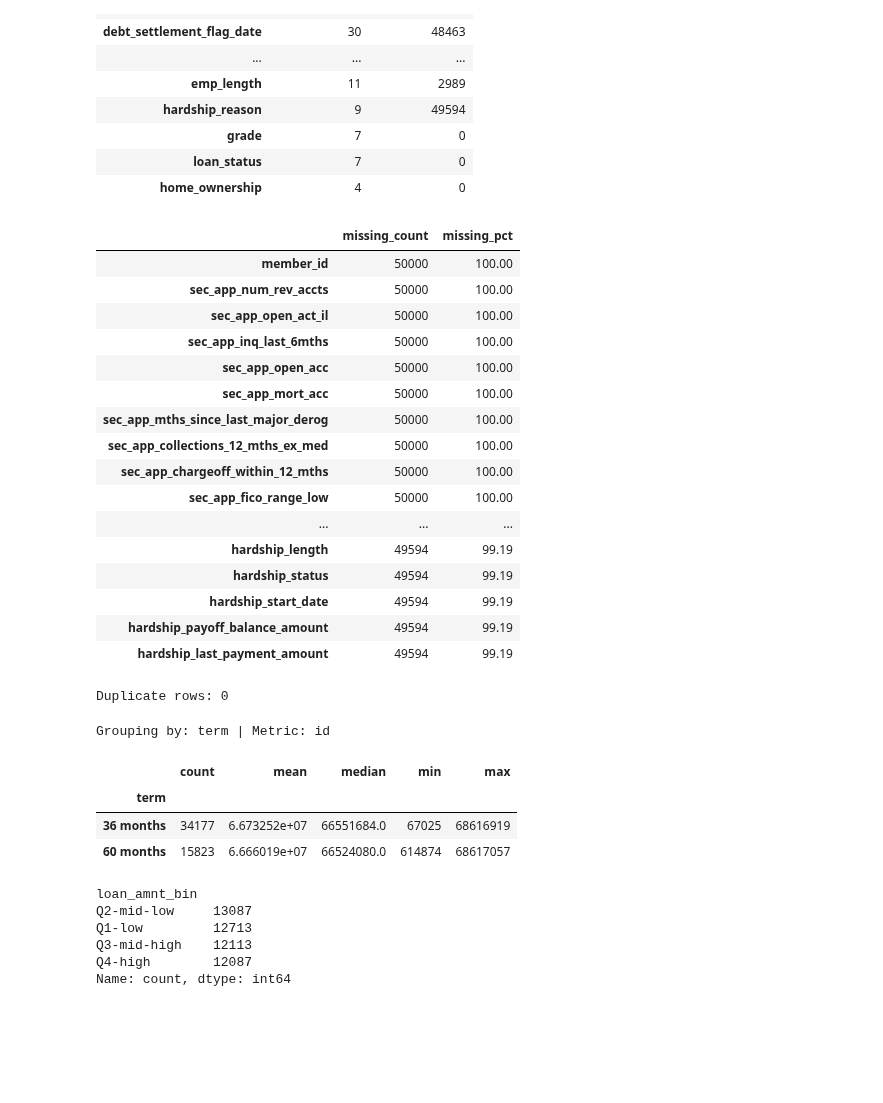
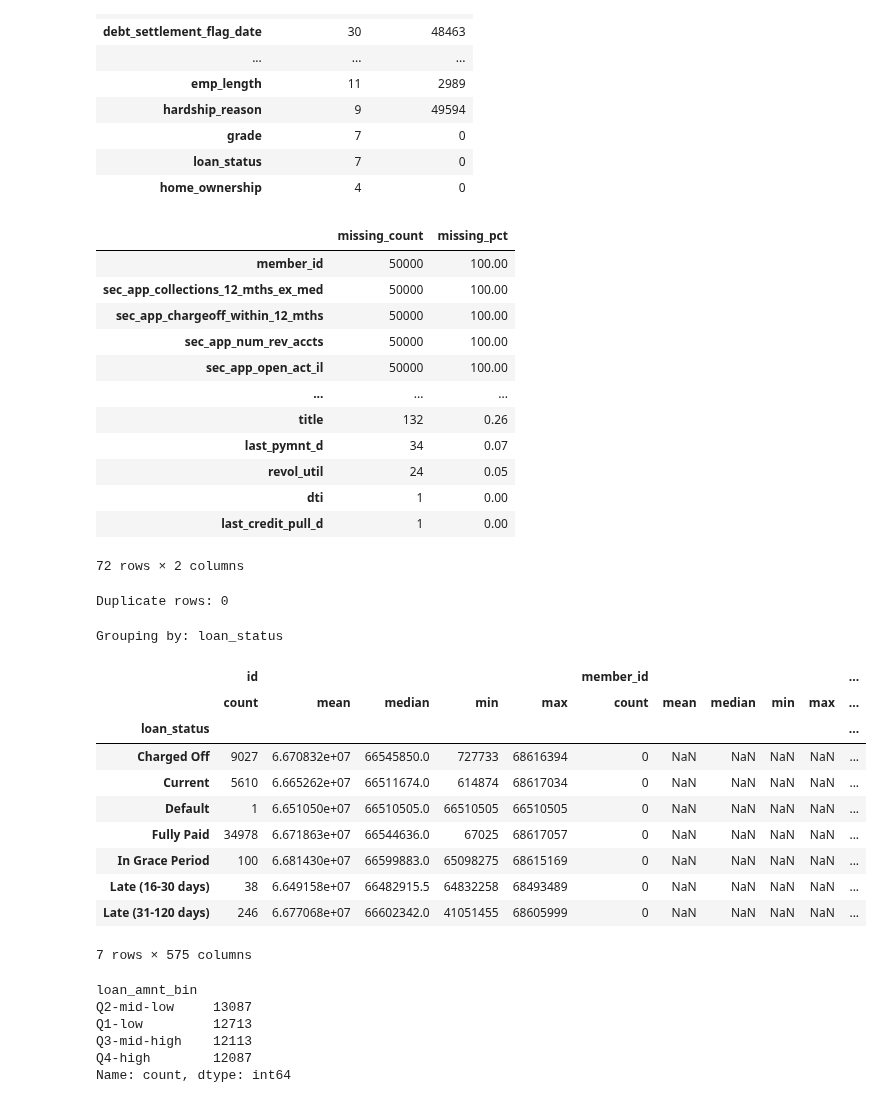
Before and after one commit to KonstantinosPapaandrea/EPL448TeamProject, a Jupyter notebook: Data_Understanding.ipynb, the cells around one changed output. Saved outputs shown, nothing was run; the diff lists cells and outputs as text; code cells hidden in the pictures; blank space fills up the shorter version.

```diff
--- a/Data_Understanding.ipynb
+++ b/Data_Understanding.ipynb
@@ -97,52 +97,53 @@ Categorical columns: 36
 missing = df.isna().sum().sort_values(ascending=False)
 missing_pct = (missing / len(df) * 100).round(2)
 quality = pd.DataFrame({'missing_count': missing, 'missing_pct': missing_pct})
-display(quality[quality['missing_count'] > 0].head(30)) # why not first 100? Or all of them
+display(quality[quality['missing_count'] > 0])
 
 dup_count = df.duplicated().sum()
 print('Duplicate rows:', int(dup_count))
 # %% [output]
 |  | missing_count | missing_pct |
 | member_id | 50000 | 100.00 |
+| sec_app_collections_12_mths_ex_med | 50000 | 100.00 |
+| sec_app_chargeoff_within_12_mths | 50000 | 100.00 |
 | sec_app_num_rev_accts | 50000 | 100.00 |
 | sec_app_open_act_il | 50000 | 100.00 |
-| sec_app_inq_last_6mths | 50000 | 100.00 |
-| sec_app_open_acc | 50000 | 100.00 |
-| sec_app_mort_acc | 50000 | 100.00 |
-| sec_app_mths_since_last_major_derog | 50000 | 100.00 |
-| sec_app_collections_12_mths_ex_med | 50000 | 100.00 |
-| sec_app_chargeoff_within_12_mths | 50000 | 100.00 |
-| sec_app_fico_range_low | 50000 | 100.00 |
 | ... | ... | ... |
-| hardship_length | 49594 | 99.19 |
-| hardship_status | 49594 | 99.19 |
-| hardship_start_date | 49594 | 99.19 |
-| hardship_payoff_balance_amount | 49594 | 99.19 |
-| hardship_last_payment_amount | 49594 | 99.19 |
+| title | 132 | 0.26 |
+| last_pymnt_d | 34 | 0.07 |
+| revol_util | 24 | 0.05 |
+| dti | 1 | 0.00 |
+| last_credit_pull_d | 1 | 0.00 |
-Duplicate rows: 0
+72 rows × 2 columns
+Duplicate rows: 0
 # %%
-# ?!? 4) Explore patterns and relationships (group + aggregate)
-cat_cols = df.select_dtypes(exclude='number').columns.tolist() #why not just cat_df.columns.tolist()
-num_cols = df.select_dtypes(include='number').columns.tolist() # same here
+# 4) Explore numeric patterns by loan status only
+group_col = 'loan_status'
+num_cols = df.select_dtypes(include='number').columns.tolist()
 
-if cat_cols and num_cols:
-    group_col = cat_cols[0]
-    metric_col = num_cols[0]
-    print(f'Grouping by: {group_col} | Metric: {metric_col}')
-    grouped = (df[[group_col, metric_col]]
-               .dropna()
-               .groupby(group_col)[metric_col]
-               .agg(['count', 'mean', 'median', 'min', 'max'])
-               .sort_values('count', ascending=False))
-    display(grouped.head(20))
-
-#what are we doing here?
+if group_col in df.columns and num_cols:
+    print(f'Grouping by: {group_col}')
+    # Rows are loan_status categories, columns are stats for each numeric feature
+    grouped = (df[[group_col] + num_cols]
+               .dropna(subset=[group_col])
+               .groupby(group_col)[num_cols]
+               .agg(['count', 'mean', 'median', 'min', 'max']))
+    display(grouped)
+else:
+    print("'loan_status' column not found or no numeric columns exist.")
 # %% [output]
-Grouping by: term | Metric: id
+Grouping by: loan_status
-|  | count | mean | median | min | max |
-| term |  |  |  |  |  |
-| 36 months | 34177 | 6.673252e+07 | 66551684.0 | 67025 | 68616919 |
-| 60 months | 15823 | 6.666019e+07 | 66524080.0 | 614874 | 68617057 |
+|  | id |  |  |  |  | member_id |  |  |  |  | ... |
+|  | count | mean | median | min | max | count | mean | median | min | max | ... |
+| loan_status |  |  |  |  |  |  |  |  |  |  | ... |
+| Charged Off | 9027 | 6.670832e+07 | 66545850.0 | 727733 | 68616394 | 0 | NaN | NaN | NaN | NaN | ... |
+| Current | 5610 | 6.665262e+07 | 66511674.0 | 614874 | 68617034 | 0 | NaN | NaN | NaN | NaN | ... |
+| Default | 1 | 6.651050e+07 | 66510505.0 | 66510505 | 66510505 | 0 | NaN | NaN | NaN | NaN | ... |
+| Fully Paid | 34978 | 6.671863e+07 | 66544636.0 | 67025 | 68617057 | 0 | NaN | NaN | NaN | NaN | ... |
+| In Grace Period | 100 | 6.681430e+07 | 66599883.0 | 65098275 | 68615169 | 0 | NaN | NaN | NaN | NaN | ... |
+| Late (16-30 days) | 38 | 6.649158e+07 | 66482915.5 | 64832258 | 68493489 | 0 | NaN | NaN | NaN | NaN | ... |
+| Late (31-120 days) | 246 | 6.677068e+07 | 66602342.0 | 41051455 | 68605999 | 0 | NaN | NaN | NaN | NaN | ... |
+7 rows × 575 columns
 # %%
 # 5) Binning (numeric -> categorical groups) // Finding quantiles of loan amount
 num_cols = df.select_dtypes(include='number').columns.tolist()
```
Also changed, not shown: parts of 1 cell of this notebook, 1 other file.
